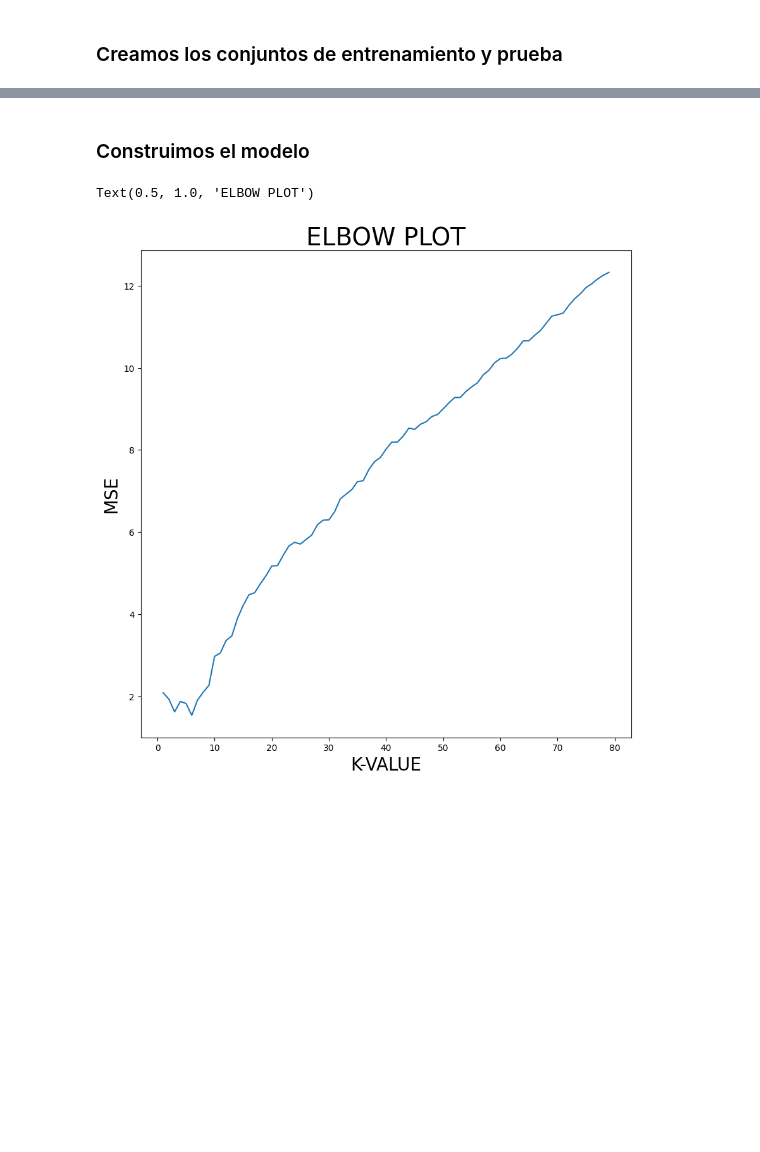
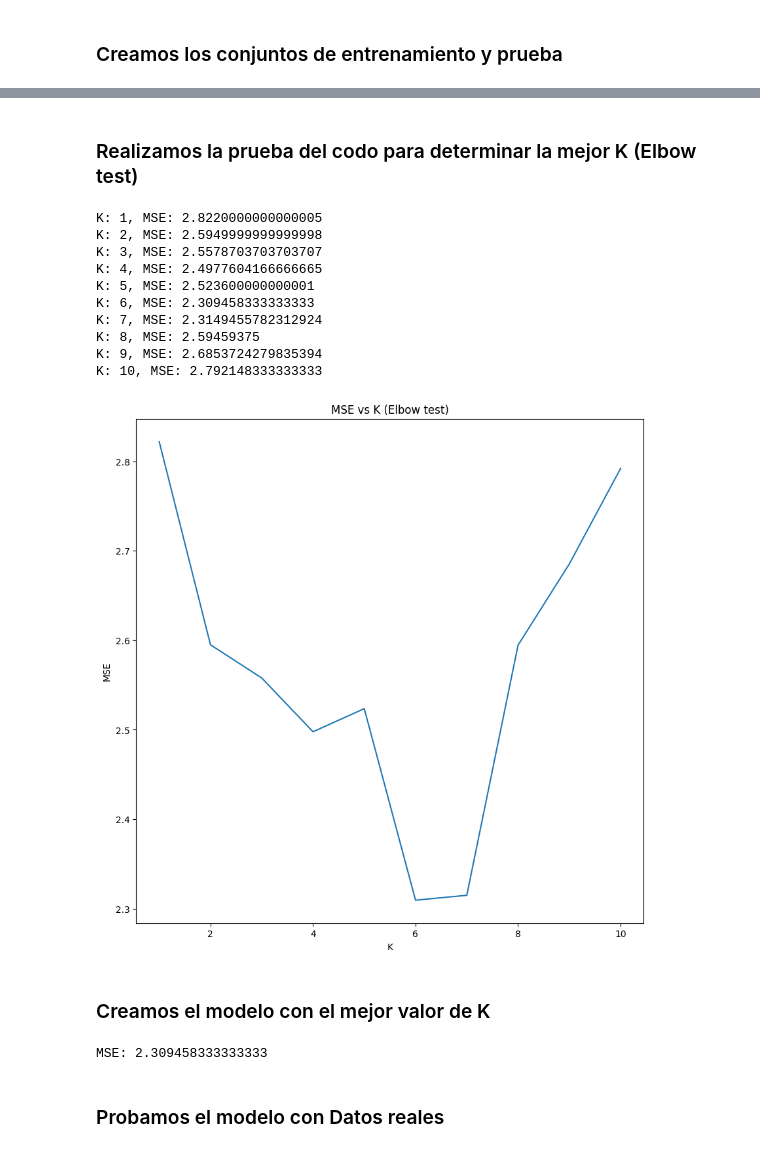
Before and after one commit to vbatiz/intro-ML, a Jupyter notebook: notebooks/IntroML_06.ipynb, the cells around one changed output, grey strips where cells are left out. Drawn from its saved outputs; the diff is of its cells as text; code cells hidden in the pictures; blank space fills up the shorter version.

```diff
--- a/notebooks/IntroML_06.ipynb
+++ b/notebooks/IntroML_06.ipynb
@@ -50,2 +67,2 @@ Index(['TV', 'Radio', 'Newspaper', 'Sales'], dtype='object')
 # %%
-advertising_data = advertising_data.dropna(axis=0)
+df_publicidad = df_publicidad.dropna(axis=0)
@@ -67,5 +71,5 @@ advertising_data.head()
 # %%
-y = advertising_data.Sales
+y = df_publicidad.Sales
 print(y)
 # %% [output]
 1      22.1
@@ -99,0 +89,5 @@ X.head()
+# %%
+#publicidad_caracteristicas = ["TV"]
+publicidad_caracteristicas = ["TV","Radio","Newspaper"]
+x = df_publicidad[publicidad_caracteristicas]
+print(x)
@@ -106,5 +118,5 @@ plt.title('Gráfica de dispersión',fontsize=25)
 # %% [markdown]
 ### Creamos los conjuntos de entrenamiento y prueba
 # %%
-# Entrenamiento y prueba
-x_train,x_test,y_train,y_test=train_test_split(X,y,train_size=0.7)
+#x_train, x_test, y_train, y_test = train_test_split(x, y, test_size=0.3, random_state=42)
+x_train, x_test, y_train, y_test = train_test_split(x, y, train_size=0.7, random_state=42)
@@ -111,22 +132,46 @@ x_train,x_test,y_train,y_test=train_test_split(X,y,train_size=0.7)
+# %% [markdown]
+### Realizamos la prueba del codo para determinar la mejor K (Elbow test)
+# %%
+fig, ax = plt.subplots(figsize=(10, 10))
+k_list = range(1,11,1)
+knn_dict = {}
+for k in k_list:
+    knn = KNeighborsRegressor(n_neighbors=k)
+    modelo_knn = knn.fit(x_train, y_train) # se entrena con el conjunto de entrenamiento
+
+    y_pred = modelo_knn.predict(x_test) # realiza predicciones con el conjunto de prueba
+
+    mse = mean_squared_error(y_test, y_pred) # calcula el error cuadrático medio
+    #r2 = r2_score(y_test, y_pred) # calcula el coeficiente de determinación
+    knn_dict[k] = mse
+    print(f"K: {k}, MSE: {mse}")
+ax.plot(knn_dict.keys(), knn_dict.values())
+ax.set_xlabel("K")
+ax.set_ylabel("MSE")
+ax.set_title("MSE vs K (Elbow test)")
+plt.show()
+# %% [output]
+K: 1, MSE: 2.8220000000000005
+K: 2, MSE: 2.5949999999999998
+K: 3, MSE: 2.5578703703703707
+K: 4, MSE: 2.4977604166666665
+K: 5, MSE: 2.523600000000001
+K: 6, MSE: 2.309458333333333
+K: 7, MSE: 2.3149455782312924
+K: 8, MSE: 2.59459375
+K: 9, MSE: 2.6853724279835394
+K: 10, MSE: 2.792148333333333
+[figure, added]
+# %% [markdown]
+### Creamos el modelo con el mejor valor de K
+# %%
+# Creamos el modelo con el mejor valor de K
+knn = KNeighborsRegressor(n_neighbors=6)
+modelo_knn = knn.fit(x_train, y_train)
+y_knn_pred = modelo_knn.predict(x_test)
+mse = mean_squared_error(y_test, y_knn_pred)
+print(f"MSE: {mse}")
+# %% [output]
+MSE: 2.309458333333333
 # %% [markdown]
-### Construimos el modelo
+### Probamos el modelo con Datos reales
-# %%
-fig,ax=plt.subplots(figsize=(10,10))
-k_list=np.arange(1,80,1)
-knn_dict={} # To store k and mse pairs
-for i in k_list:
-#Knn Model Creation
-    knn=KNeighborsRegressor(n_neighbors=int(i))
-    model_knn=knn.fit(x_train,y_train)
-    y_knn_pred=model_knn.predict(x_test)
-#Storing MSE
-    mse=mean_squared_error(y_test,y_knn_pred)
-    knn_dict[i]=mse
-#Plotting the results
-ax.plot(knn_dict.keys(),knn_dict.values())
-ax.set_xlabel('K-VALUE', fontsize=20)
-ax.set_ylabel('MSE' ,fontsize=20)
-ax.set_title('ELBOW PLOT' ,fontsize=28)
-# %% [output]
-Text(0.5, 1.0, 'ELBOW PLOT')
-[figure, removed]
```
Also changed, not shown: parts of 30 cells of this notebook, 1 other file.
